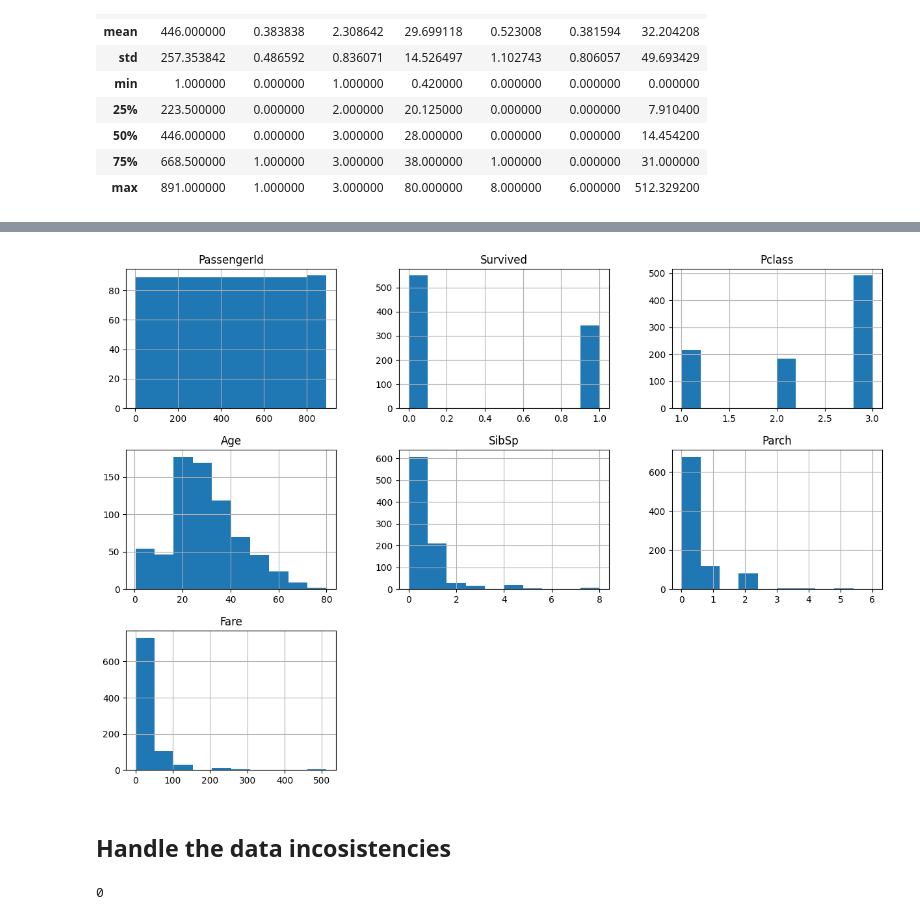
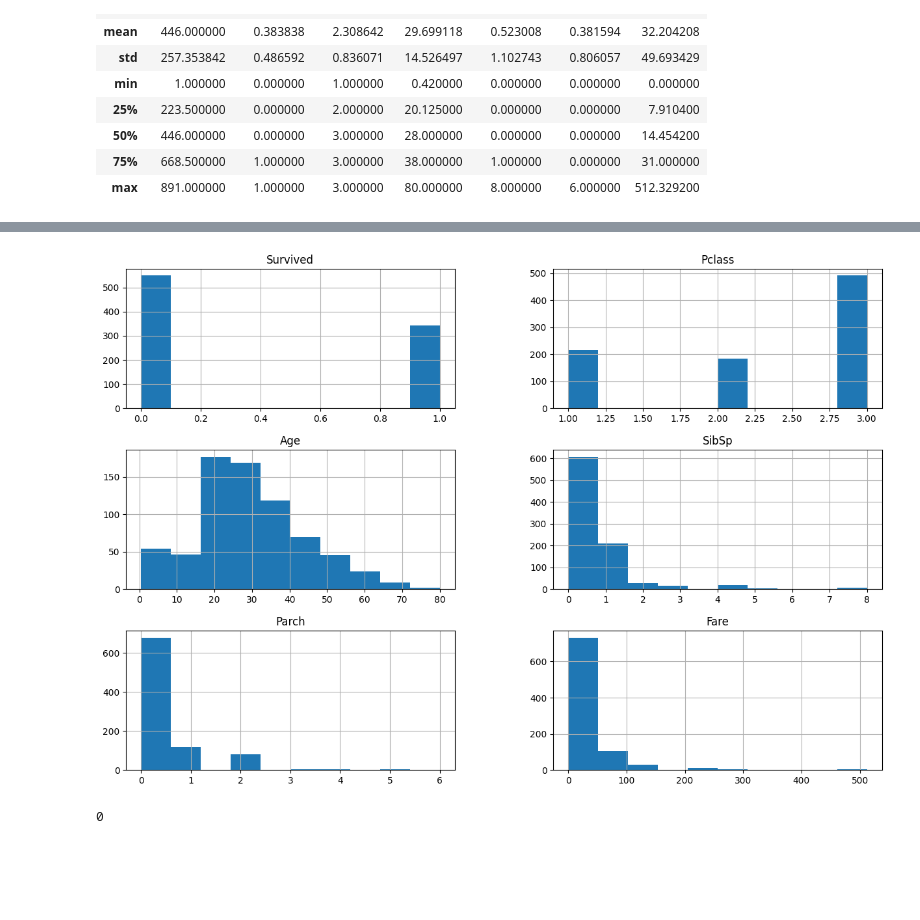
Before and after one commit to Faith-theAnalyst/CODSOFT, a Jupyter notebook: Titanic/titanic.ipynb, the cells around one changed output, grey strips where cells are left out. Cells and saved outputs as stored; diff of their text form; code cells hidden in the pictures; blank space fills up the shorter version.

```diff
--- a/Titanic/titanic.ipynb
+++ b/Titanic/titanic.ipynb
@@ -121,5 +171,7 @@ Alternate Hypothesis (H1): Passengers in higher socio-economic classes were more
    - **Comparison:** Embarked vs. Survived
 # %% [markdown]
 # __EDA__
+# %%
+df_copy = df.copy()
 # %%
 #get no. of rows & columns
@@ -164,8 +222,6 @@ df.describe()
 # %%
-df.hist(figsize=(15,10))
+df_copy.drop(columns='PassengerId').hist(figsize=(15,10))
 plt.show()
 # %% [output]
-[figure, old version]
+[figure, new version]
-# %% [markdown]
-## __Handle the data incosistencies__
 # %%
```
Also changed, not shown: parts of 73 cells of this notebook, 4 other files.
